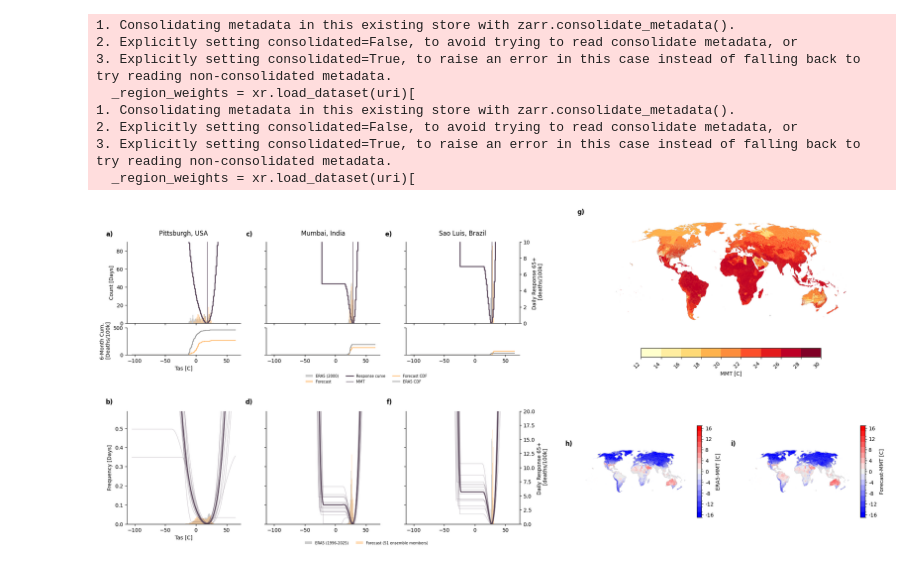
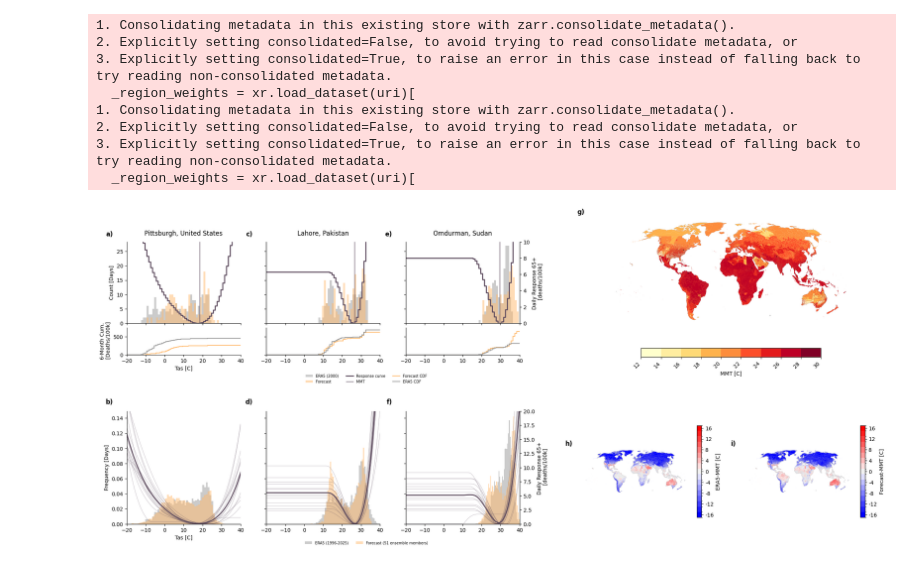
Before and after one commit to ezuetell/poreallas, a Jupyter notebook: analysis/p01_method_diagram.ipynb, the cells around one changed output. Drawn from its saved outputs; the diff is of its cells as text; code cells hidden in the pictures.

```diff
--- a/analysis/p01_method_diagram.ipynb
+++ b/analysis/p01_method_diagram.ipynb
@@ -46,0 +50,3 @@ socioeconomics = socioeconomics.sel(year=2026)[
+# %%
+big_cities = pd.read_csv("/home/emily_zuetell/projects/poreallas/data/city-impact_regions_mapping.csv")
+impact_cities = impact.sel(region=impact.region.isin(big_cities['region'])).mean(dim = ['number', 'sample'])
@@ -142,11 +164,11 @@ fig = plt.figure(figsize=(22, 12), constrained_layout=False)
 gs_top = fig.add_gridspec(1, 4, width_ratios=[1, 1, 1, 3], wspace=0.15)
 
 ### Select Regions ###
-region_ids = ["USA.39.2250", "IND.21.317.1249", "BRA.10.1311.2704"]
+region_ids = ["USA.39.2250", "PAK.7.23.96", "SDN.4.11.54.171"]
 region_titles = {
-    "USA.39.2250": "Pittsburgh, USA",
-    "IND.21.317.1249": "Mumbai, India",
-    "BRA.10.1311.2704": "Sao Luis, Brazil",
+    region_ids[0]: big_cities[big_cities['region']==region_ids[0]]['city'].item(),
+    region_ids[1]: big_cities[big_cities['region']==region_ids[1]]['city'].item(),
+    region_ids[2]: big_cities[big_cities['region']==region_ids[2]]['city'].item(),
 }
 
 ### Select Single Members ###
@@ -357,8 +379,10 @@ hist_ax_list = [axes_by_region[r]["ax_hist"] for r in region_ids]
 cdf_ax_list = [axes_by_region[r]["ax_cdf"] for r in region_ids]
 bottom_ax_list = [axes_by_region[r]["ax"] for r in region_ids]
 
-global_xmin = min(ax.get_xlim()[0] for ax in hist_ax_list + bottom_ax_list)
-global_xmax = max(ax.get_xlim()[1] for ax in hist_ax_list + bottom_ax_list)
+#global_xmin = min(ax.get_xlim()[0] for ax in hist_ax_list + bottom_ax_list)
+#global_xmax = max(ax.get_xlim()[1] for ax in hist_ax_list + bottom_ax_list)
+global_xmin = -20
+global_xmax = 40
 
 global_hist_ymax = max(ax.get_ylim()[1] for ax in hist_ax_list)
 global_cdf_ymax = max(ax.get_ylim()[1] for ax in cdf_ax_list)
@@ -462,31 +486,31 @@ analysis_utils.plot_single(
     cbar_label="ERA5-MMT [C]",
     ax=ax_era5_diff,
 )
 
 # Forecast Map
 ax_fc_diff = fig.add_subplot(gs_bottom_maps[1])
 ax_fc_diff.spines["top"].set_visible(False)
 ax_fc_diff.spines["right"].set_visible(False)
 ax_fc_diff.text(
     -0.08, 1.02, "i)",
     transform=ax_fc_diff.transAxes,
     fontsize=12, fontweight="bold", va="bottom", ha="right",
 )
 _polygons_fc_all = analysis_utils.xarray_to_gpd(diff_forecast.mean(dim='month'), _polygons)
 analysis_utils.plot_single(
     _polygons_fc_all,
     col="value",
     cm="bwr",
     vmin=-15,
     vmax=15,
     n_colors=13,
     sup_title="",
     cbar_label="Forecast-MMT [C]",
     ax=ax_fc_diff,
 )
 
 fig.subplots_adjust(top=0.93, bottom=0.08, left=0.06, right=0.98)
 
 fig.savefig("fig1_method.png", dpi=600, bbox_inches="tight")
 # %% [output]
-[figure, old version]
+[figure, new version]
```
Also changed, not shown: parts of 4 cells of this notebook, 12 other files.
